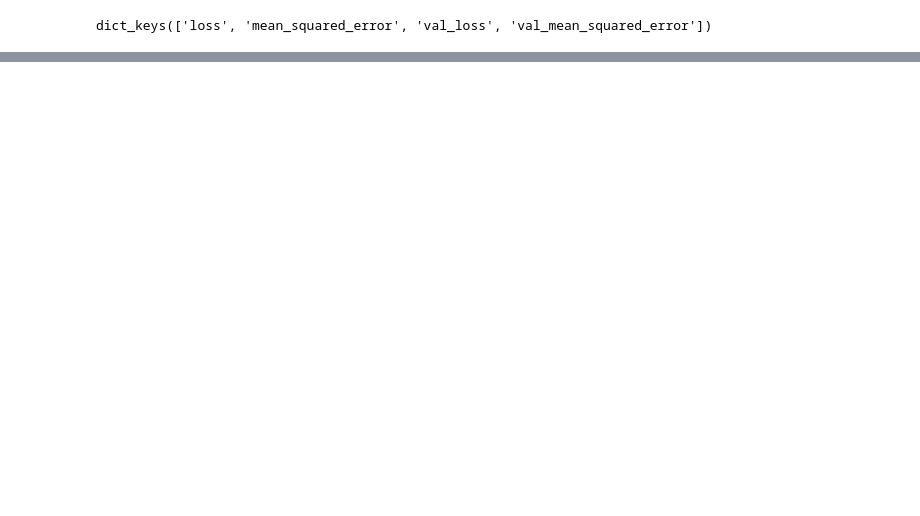
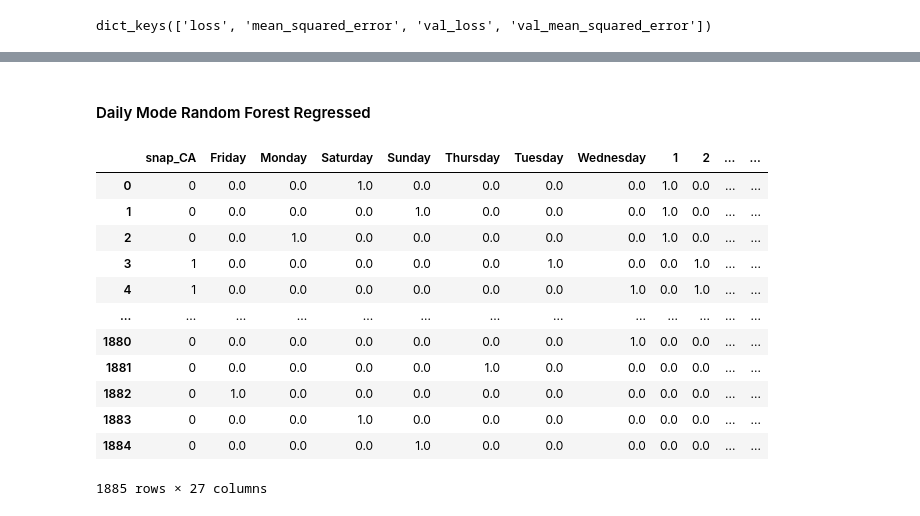
Before and after one commit to Juliano-Nassar/ML-Sales-Predictor, a Jupyter notebook: Codigo/Modelos.ipynb, the cells around one changed output, grey strips where cells are left out. Saved outputs shown, nothing was run; the diff lists cells and outputs as text; code cells hidden in the pictures; blank space fills up the shorter version.

```diff
--- a/Codigo/Modelos.ipynb
+++ b/Codigo/Modelos.ipynb
@@ -204,0 +229,2 @@ plt.show()
+# %% [markdown]
+#### Daily Mode Random Forest Regressed
@@ -204,0 +234,16 @@ plt.show()
+# %%
+X_train
+# %% [output]
+|  | snap_CA | Friday | Monday | Saturday | Sunday | Thursday | Tuesday | Wednesday | 1 | 2 | ... | ... |
+| 0 | 0 | 0.0 | 0.0 | 1.0 | 0.0 | 0.0 | 0.0 | 0.0 | 1.0 | 0.0 | ... | ... |
+| 1 | 0 | 0.0 | 0.0 | 0.0 | 1.0 | 0.0 | 0.0 | 0.0 | 1.0 | 0.0 | ... | ... |
+| 2 | 0 | 0.0 | 1.0 | 0.0 | 0.0 | 0.0 | 0.0 | 0.0 | 1.0 | 0.0 | ... | ... |
+| 3 | 1 | 0.0 | 0.0 | 0.0 | 0.0 | 0.0 | 1.0 | 0.0 | 0.0 | 1.0 | ... | ... |
+| 4 | 1 | 0.0 | 0.0 | 0.0 | 0.0 | 0.0 | 0.0 | 1.0 | 0.0 | 1.0 | ... | ... |
+| ... | ... | ... | ... | ... | ... | ... | ... | ... | ... | ... | ... | ... |
+| 1880 | 0 | 0.0 | 0.0 | 0.0 | 0.0 | 0.0 | 0.0 | 1.0 | 0.0 | 0.0 | ... | ... |
+| 1881 | 0 | 0.0 | 0.0 | 0.0 | 0.0 | 1.0 | 0.0 | 0.0 | 0.0 | 0.0 | ... | ... |
+| 1882 | 0 | 1.0 | 0.0 | 0.0 | 0.0 | 0.0 | 0.0 | 0.0 | 0.0 | 0.0 | ... | ... |
+| 1883 | 0 | 0.0 | 0.0 | 1.0 | 0.0 | 0.0 | 0.0 | 0.0 | 0.0 | 0.0 | ... | ... |
+| 1884 | 0 | 0.0 | 0.0 | 0.0 | 1.0 | 0.0 | 0.0 | 0.0 | 0.0 | 0.0 | ... | ... |
+1885 rows × 27 columns
```
Also changed, not shown: parts of 39 cells of this notebook.
